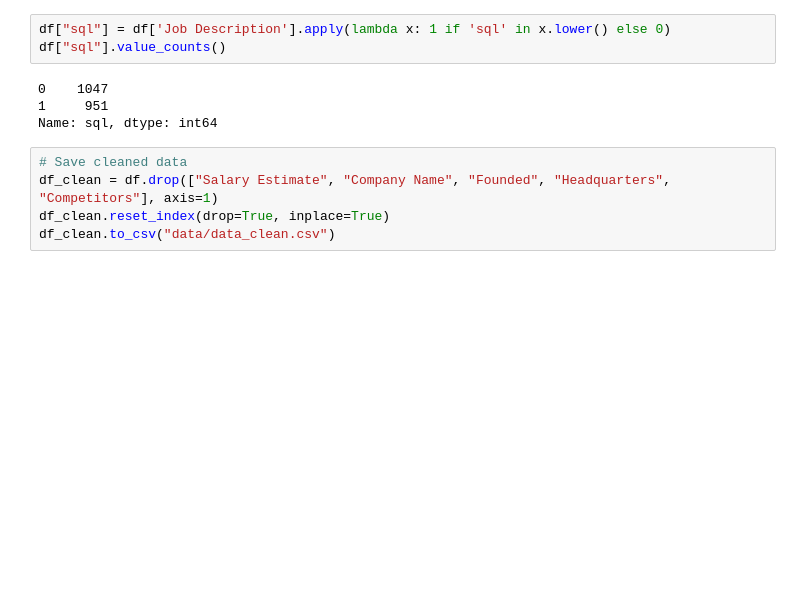
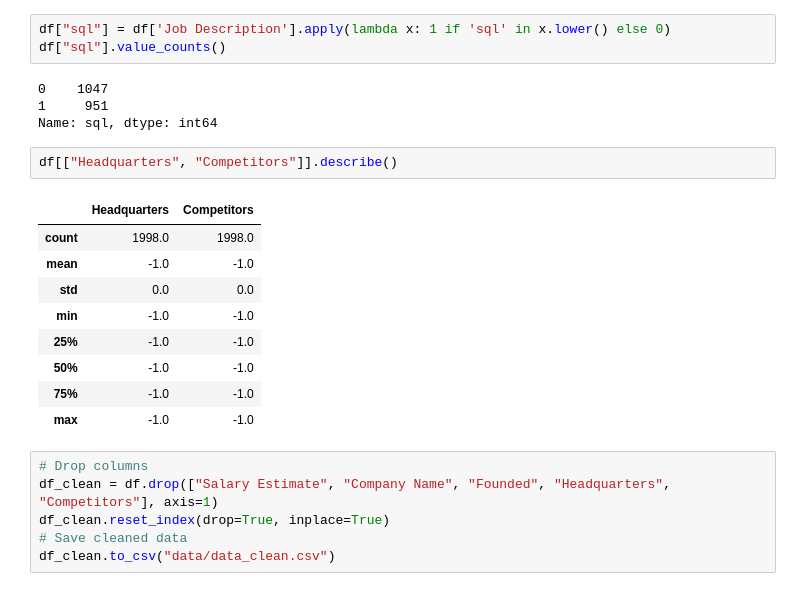
Before and after one commit to Jahnic/Portfolio, a Jupyter notebook: JobRoleClassifier/data_clean.ipynb, the cells around one changed output. Saved outputs shown, nothing was run; the diff lists cells and outputs as text; blank space fills up the shorter version.

```diff
--- a/JobRoleClassifier/data_clean.ipynb
+++ b/JobRoleClassifier/data_clean.ipynb
@@ -366,10 +365,23 @@ df["sql"].value_counts()
 0    1047
 1     951
 Name: sql, dtype: int64
+# %%
+df[["Headquarters", "Competitors"]].describe()
+# %% [output]
+|  | Headquarters | Competitors |
+| count | 1998.0 | 1998.0 |
+| mean | -1.0 | -1.0 |
+| std | 0.0 | 0.0 |
+| min | -1.0 | -1.0 |
+| 25% | -1.0 | -1.0 |
+| 50% | -1.0 | -1.0 |
+| 75% | -1.0 | -1.0 |
+| max | -1.0 | -1.0 |
 # %%
-# Save cleaned data
+# Drop columns
 df_clean = df.drop(["Salary Estimate", "Company Name", "Founded", "Headquarters", "Competitors"], axis=1)
 df_clean.reset_index(drop=True, inplace=True)
+# Save cleaned data
 df_clean.to_csv("data/data_clean.csv")
 # %%
 pd.read_csv('data/data_clean.csv')
```
Also changed, not shown: parts of 8 cells of this notebook, 1 other file.
